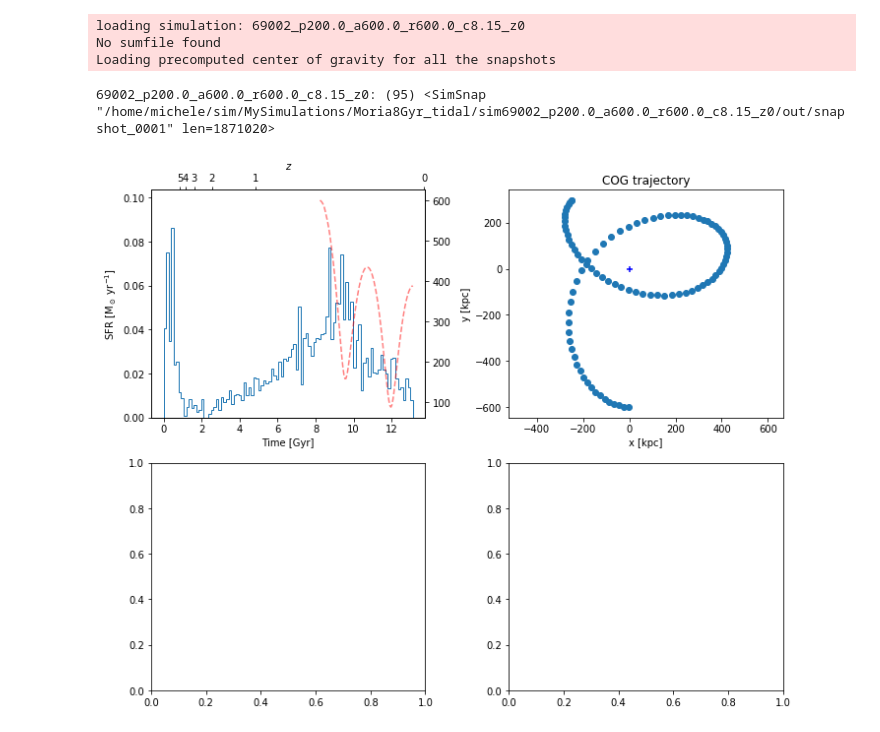
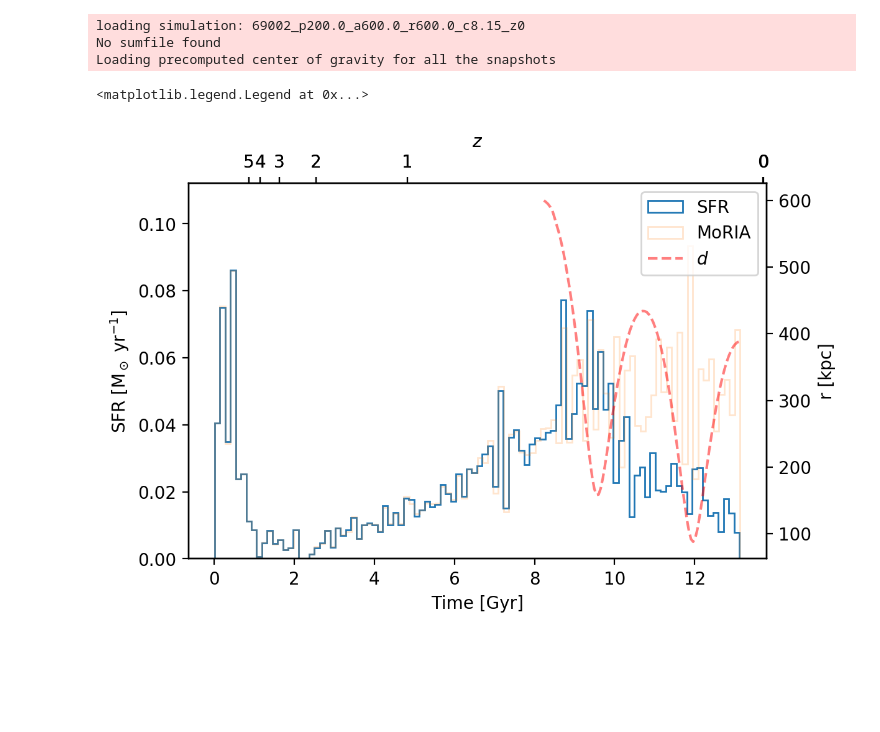
Before and after one commit to elehcim/simulation, a Jupyter notebook: notebooks/multi_plot.ipynb, the cells around one changed output. Cells and saved outputs as stored; diff of their text form; code cells hidden in the pictures; blank space fills up the shorter version.

```diff
--- a/notebooks/multi_plot.ipynb
+++ b/notebooks/multi_plot.ipynb
@@ -4,0 +17,3 @@ import numpy as np
+# %%
+sim_no_kick = simulation.MoriaSim('69002', kicked=False)
+# sim_no_kick._center_all()
@@ -9,17 +85,18 @@ sim.compute_cog()
 loading simulation: 69002_p200.0_a600.0_r600.0_c8.15_z0
 No sumfile found
 Loading precomputed center of gravity for all the snapshots
-# %%
-sim
-# %% [output]
-69002_p200.0_a600.0_r600.0_c8.15_z0: (95) <SimSnap "/home/michele/sim/MySimulations/Moria8Gyr_tidal/sim69002_p200.0_a600.0_r600.0_c8.15_z0/out/snapshot_0001" len=1871020>
 # %%
-fig, ((ax_sfh, ax_cog), (ax_r, ax_v_circ)) = plt.subplots(nrows=2, ncols=2, figsize=(10,8))
-sim.plot_sfh(ax_sfh)
+figsize = (6,4)
+fig, ax_sfh = plt.subplots(1, figsize=figsize, dpi=200)
+sim.plot_sfh(ax_sfh, label='SFR')
 ax_r1 = ax_sfh.twinx()
-ax_r1.plot(sim.times, np.linalg.norm(sim.cog, axis=0), 'r--', alpha=0.5)
-sim.plot_cog(ax_cog)
-# p = profile()
-fig.tight_layout()
+ax_r1.plot(sim.times, np.linalg.norm(sim.cog, axis=0), 'r--', alpha=0.5, label='$d$')
+ax_r1.set_ylabel("r [kpc]")
+sim_no_kick.plot_sfh(ax_sfh, label="MoRIA", alpha=0.2)
+lines, labels = ax_sfh.get_legend_handles_labels()
+lines2, labels2 = ax_r1.get_legend_handles_labels()
+ax_sfh.legend(lines + lines2, labels + labels2, loc=0)
+# fig.legend(loc=7);#ax_r1.legend();
 # %% [output]
+<matplotlib.legend.Legend at 0x...>
-[figure, old version]
+[figure, new version]
```
Also changed, not shown: parts of 17 cells of this notebook, 4 other files.
